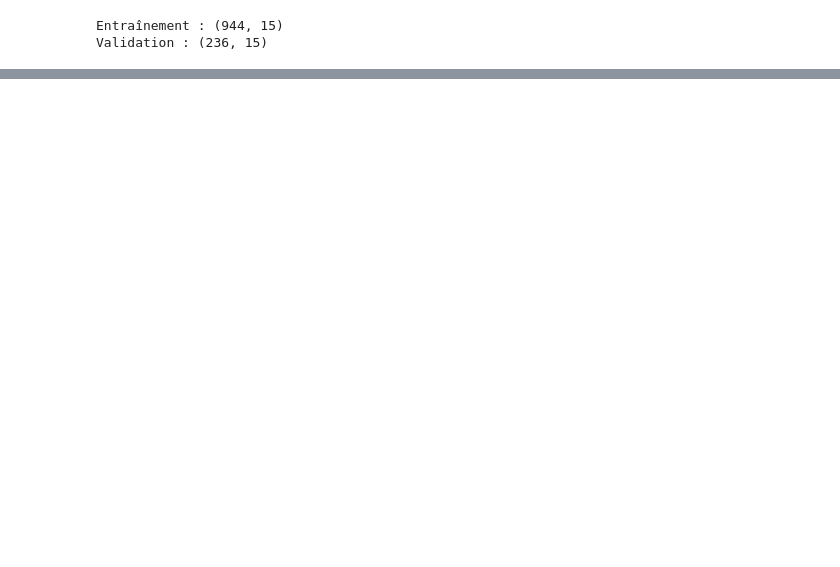
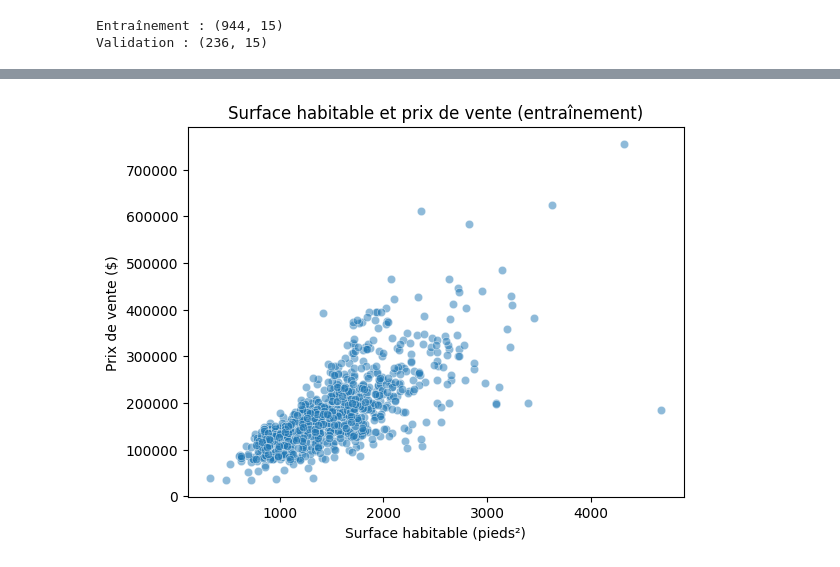
Before and after one commit to MedALI5947/prediction-prix-immobilier, a Jupyter notebook: analyse.ipynb, the cells around one changed output, grey strips where cells are left out. Drawn from its saved outputs; the diff is of its cells as text; code cells hidden in the pictures; blank space fills up the shorter version.

```diff
--- a/analyse.ipynb
+++ b/analyse.ipynb
@@ -447,0 +128,7 @@ Les deux calculs concordent : True
+# %%
+pretraitement = ColumnTransformer([
+    # Nombres : mis à la même échelle (moyenne 0, écart-type 1)
+    ("numerique", StandardScaler(), colonnes_numeriques),
+    # Texte : une colonne 0/1 par catégorie
+    ("categoriel", OneHotEncoder(handle_unknown="ignore"), colonnes_categorielles),
+])
@@ -447,0 +211,8 @@ Les deux calculs concordent : True
+# %%
+sns.scatterplot(x=X_train["GrLivArea"], y=y_train, alpha=0.5)
+plt.title("Surface habitable et prix de vente (entraînement)")
+plt.xlabel("Surface habitable (pieds²)")
+plt.ylabel("Prix de vente ($)")
+plt.show()
+# %% [output]
+[figure, added]
```
Also changed, not shown: parts of 66 cells of this notebook, 3 other files.
